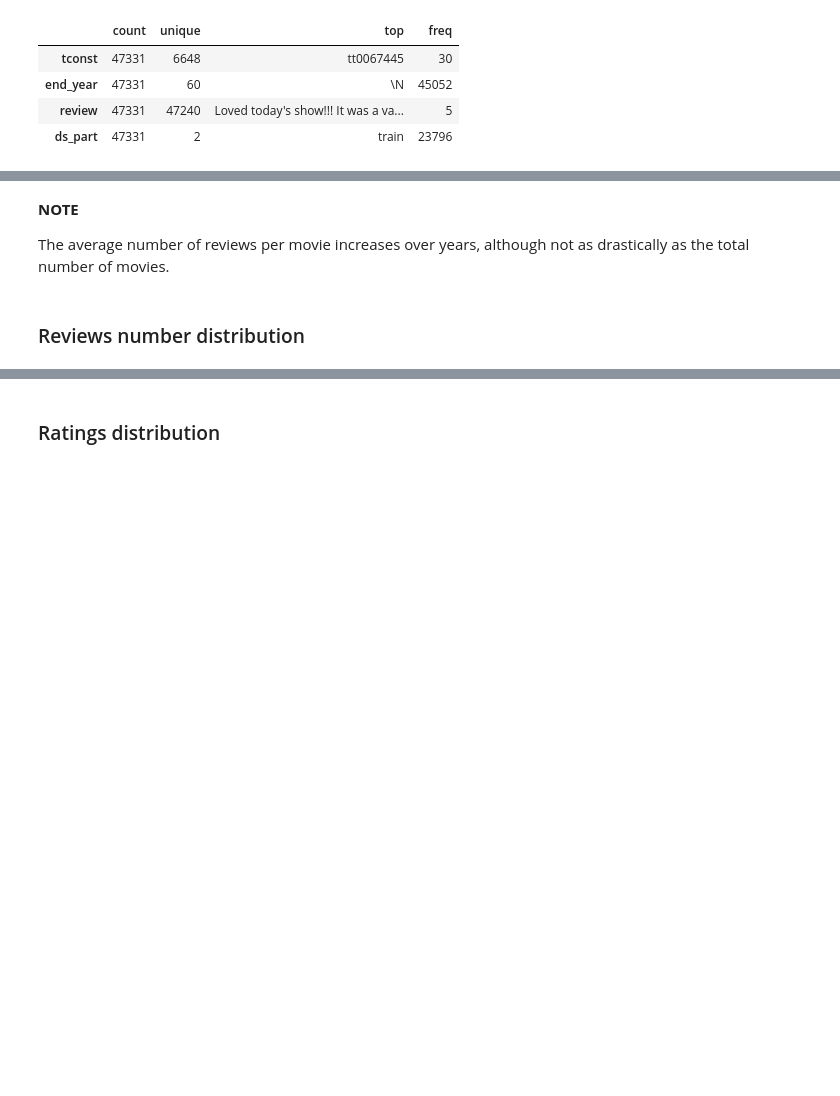
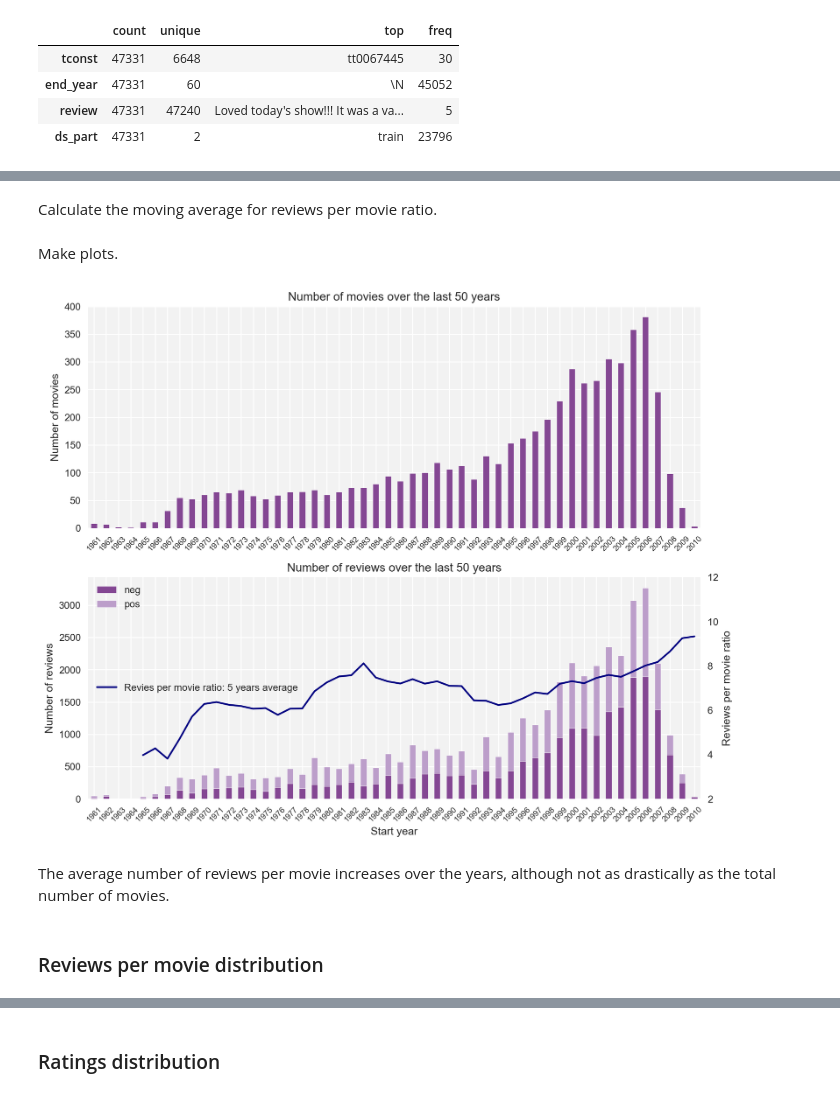
Before and after one commit to WanomiR/practicum-ds, a Jupyter notebook: DS projects/Movie reviews classification/movie-reviews-classification.ipynb, the cells around one changed output, grey strips where cells are left out. Saved outputs shown, nothing was run; the diff lists cells and outputs as text; code cells hidden in the pictures; blank space fills up the shorter version.

```diff
--- a/DS projects/Movie reviews classification/movie-reviews-classification.ipynb
+++ b/DS projects/Movie reviews classification/movie-reviews-classification.ipynb
@@ -158,7 +140,7 @@ n_movies = (
 # %%
-# calculate the nuber of reviews made every year
-n_reviews = (
-    data.groupby(["start_year","pos"])["pos"]
-    .count()
-    .unstack() # make positive and negative reviews to be separate columns
-)
+n_reviews = (data.groupby(["start_year","pos"])["pos"]
+            .count()
+            .unstack())[-50:]
+
+n_reviews.columns = ["neg","pos"]
+n_reviews.head(3)
@@ -165,42 +153,46 @@ n_reviews = (
+# %% [markdown]
+Calculate the moving average for reviews per movie ratio.
 # %%
-# calulate the moving average for reviews per movie ratio
 ratio = (
-    (data["start_year"].value_counts().sort_index() / n_movies)
+    (data["start_year"].value_counts().sort_index()[-50:] / n_movies)
     .reset_index(drop=True)
     .rolling(5)
     .mean()
 )
+# %% [markdown]
+Make plots.
 # %%
-fig, axs = plt.subplots(2, 1, figsize=(12, 8))
+fig, axs = plt.subplots(2, 1, figsize=(10, 8))
 
-# plot the number of movies realeased every year
+# plot the number of movies realeased for each year
 ax = axs[0]
-n_movies.plot(kind="bar", ax=ax, color="MediumPurple")
-ax.set_title("Number of Movies Over Years")
-ax.set_ylabel("Number of Movies")
-ax.set_xticklabels(n_movies.index,fontsize=8)
+n_movies.plot(kind="bar", ax=ax)
+ax.set(title="Number of movies over the last 50 years",
+       ylabel="Number of movies")
+ax.set_xticklabels(n_movies.index,
+                   fontsize=8, rotation=45)
 
-# plot the number of reviews
+# plot the number of reviews made
 ax = axs[1]
 n_reviews.plot(kind="bar", stacked=True, ax=ax)
-ax.set_title("Number of Reviews Over Years")
-ax.set_ylabel("Number of Reviews")
-ax.set_xlabel("Start Year")
-ax.set_xticklabels(n_movies.index,fontsize=8)
-lines, labels = ax.get_legend_handles_labels()
-ax.legend(lines, ["negative", "positive"], loc="best")
+ax.set(title="Number of reviews over the last 50 years",
+       ylabel="Number of reviews", xlabel="Start year")
+ax.set_xticklabels(n_reviews.index,
+                   fontsize=8, rotation=45)
 
-# plot the rolling reviews per movie ratio
+# plot the rolling average for reviews per movie ratio
 ax_t = ax.twinx()
-ratio.plot(color="MediumPurple", label="Revies per movie (5 years avg)", grid=False)
-ax_t.set_ylabel("Reviews per Movie Ratio")
+ratio.plot(label="Revies per movie ratio: 5 years average",
+           grid=False, color="Navy")
+ax_t.set_ylabel("Reviews per movie ratio")
+ax_t.set_ylim([2, 12])
 lines, labels = ax_t.get_legend_handles_labels()
 ax_t.legend(lines, labels, loc="center left")
 
 fig.tight_layout();
+# %% [output]
+[figure, added]
 # %% [markdown]
-**NOTE**
-
-The average number of reviews per movie increases over years, although not as drastically as the total number of movies.
+The average number of reviews per movie increases over the years, although not as drastically as the total number of movies.
 # %% [markdown]
-### Reviews number distribution
+### Reviews per movie distribution
```
Also changed, not shown: parts of 128 cells of this notebook, 3 other files.
